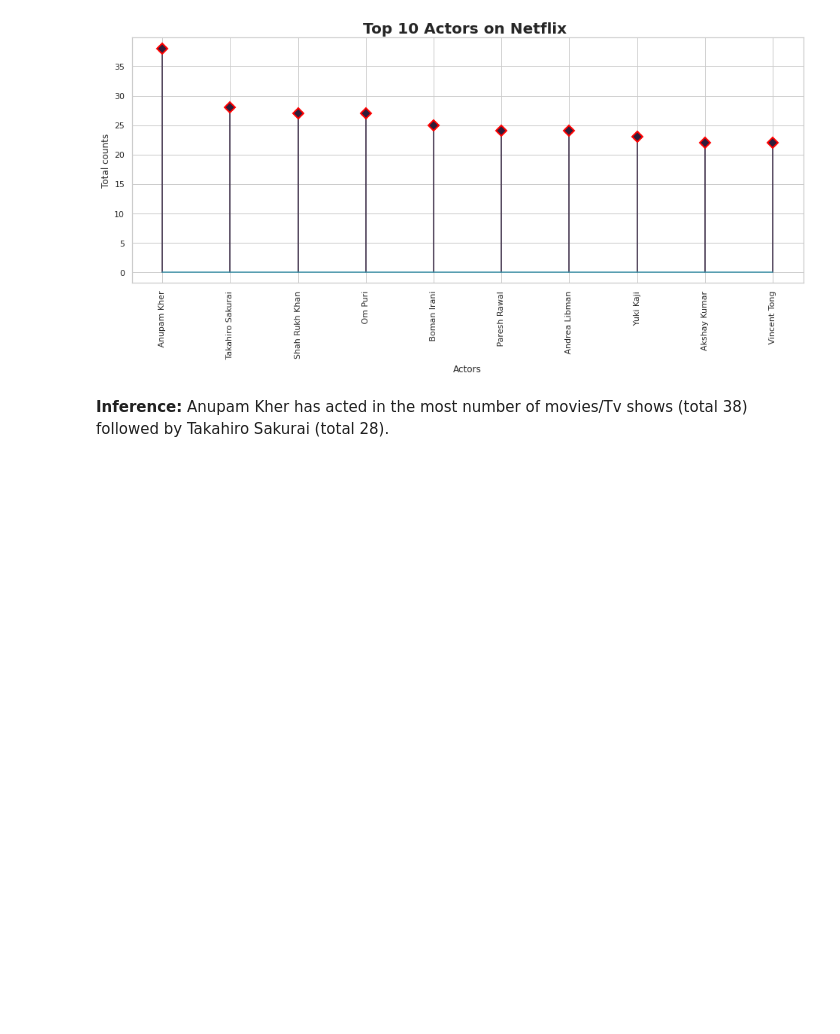
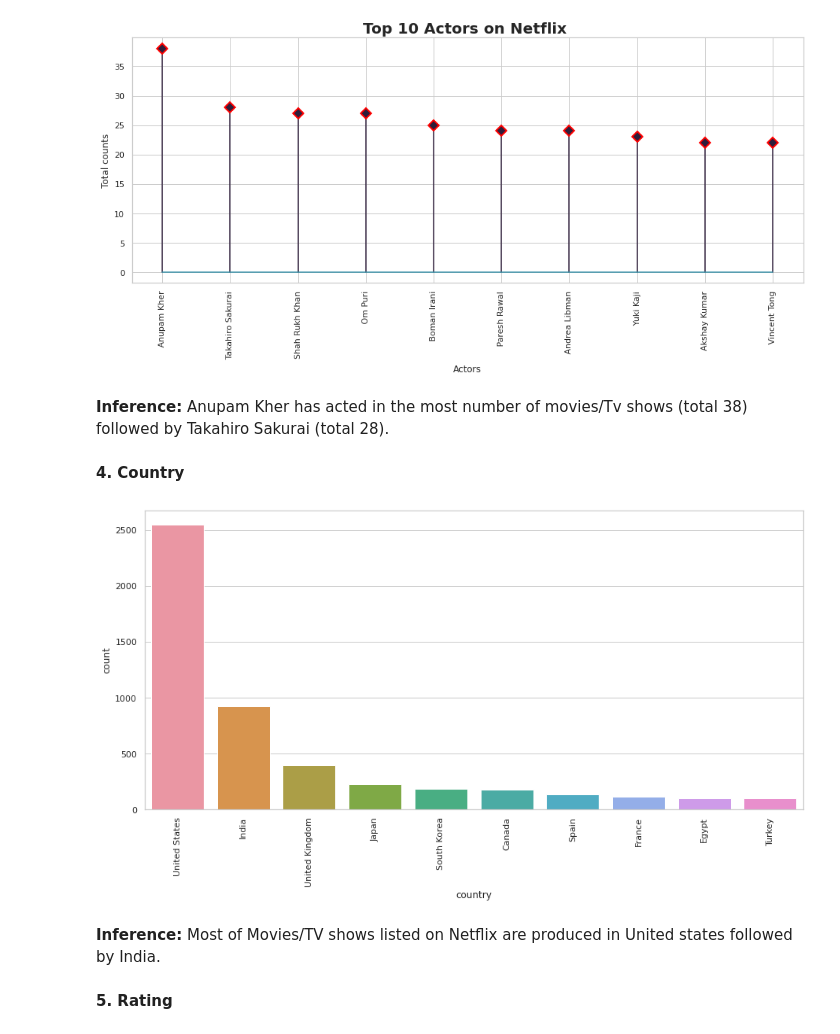
Before and after one commit to shubham-bhadouria/Netflix-Movies-and-TV-shows-clustering, a Jupyter notebook: Netflix_movies_and_TV_show_clustering.ipynb, the cells around one changed output. Cells and saved outputs as stored; diff of their text form; code cells hidden in the pictures; blank space fills up the shorter version.

```diff
--- a/Netflix_movies_and_TV_show_clustering.ipynb
+++ b/Netflix_movies_and_TV_show_clustering.ipynb
@@ -324,3 +324,17 @@ plt.show()
 [figure]
 # %% [markdown]
 **Inference:** Anupam Kher has acted in the most number of movies/Tv shows (total 38) followed by Takahiro Sakurai (total 28).
+# %% [markdown]
+**4. Country**
+# %%
+# Top 10 countries where the highest number movies / TV shows was producedin the dataset
+plt.subplots(figsize=(15, 7))
+sns.countplot(data=Netflix_df, x='country', order= Netflix_df[~(Netflix_df['country']=='Unknown')].country.value_counts().nlargest(10).index)
+plt.xticks(rotation = 90)
+plt.show()
+# %% [output]
+[figure, added]
+# %% [markdown]
+**Inference:** Most of Movies/TV shows listed on Netflix are produced in United states followed by India.
+# %% [markdown]
+**5. Rating**
```
Also changed, not shown: parts of 3 cells of this notebook.
